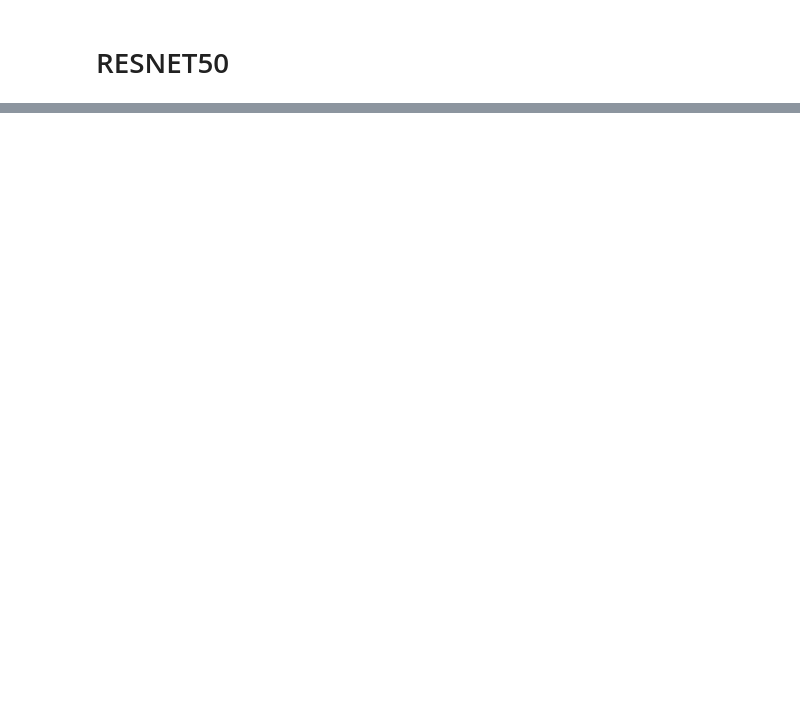
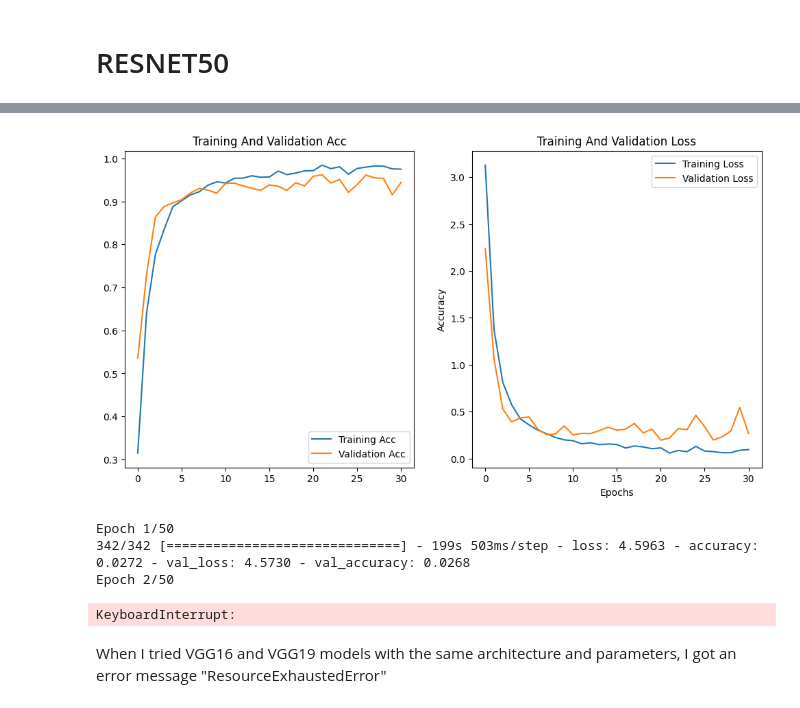
Before and after one commit to SelmanDedeakay/fhv-ai-cv-project, a Jupyter notebook: CV-Project-Flowers.ipynb, the cells around one changed output, grey strips where cells are left out. Drawn from its saved outputs; the diff is of its cells as text; code cells hidden in the pictures; blank space fills up the shorter version.

```diff
--- a/CV-Project-Flowers.ipynb
+++ b/CV-Project-Flowers.ipynb
@@ -244,12 +363,14 @@ for i in base_resnet.layers[:-75]:
     i.trainable = False
 
 resnet = tf.keras.models.Sequential([base_resnet,tf.keras.layers.GlobalAveragePooling2D(),
-                                    tf.keras.layers.Dense(128,activation="relu"),
+                                    tf.keras.layers.Dense(256,activation="relu"),
                                     tf.keras.layers.Dropout(0.5),
                                     tf.keras.layers.Dense(102, activation="softmax", name="output_layer")])
 
+
+
 resnet.compile(loss="categorical_crossentropy",
-              optimizer=tf.keras.optimizers.Adam(learning_rate=0.0001),
+              optimizer=tf.keras.optimizers.Adam(learning_rate=0.001),
               metrics=["accuracy"])
 results = resnet.fit(data_train,epochs=50,validation_data = data_test,callbacks=[tf.keras.callbacks.EarlyStopping(monitor='val_loss',patience=10),
                                                                                 tf.keras.callbacks.ModelCheckpoint("resnet_model.h5",
@@ -274,0 +396,30 @@ Epoch 23/50
+# %%
+plotResults(results)
+# %% [output]
+[figure, added]
+# %%
+base_vgg16 = tf.keras.applications.VGG16(False,"imagenet",input_shape=(224,224,3))
+
+for i in base_vgg16.layers[:-20]:
+    i.trainable = False
+
+resnet = tf.keras.models.Sequential([base_vgg16,tf.keras.layers.GlobalAveragePooling2D(),
+                                    tf.keras.layers.Dense(256,activation="relu"),
+                                    tf.keras.layers.Dropout(0.5),
+                                    tf.keras.layers.Dense(102, activation="softmax", name="output_layer")])
+
+
+
+resnet.compile(loss="categorical_crossentropy",
+              optimizer=tf.keras.optimizers.Adam(learning_rate=0.001),
+              metrics=["accuracy"])
+results = resnet.fit(data_train,epochs=50,validation_data = data_test,callbacks=[tf.keras.callbacks.EarlyStopping(monitor='val_loss',patience=5),
+                                                                                tf.keras.callbacks.ModelCheckpoint("resnet_model.h5",
+                                                                                                                   monitor='val_accuracy',mode='max',save_best_only=True)])
+# %% [output]
+Epoch 1/50
+342/342 [==============================] - 199s 503ms/step - loss: 4.5963 - accuracy: 0.0272 - val_loss: 4.5730 - val_accuracy: 0.0268
+Epoch 2/50
+KeyboardInterrupt:
+# %% [markdown]
+When I tried VGG16 and VGG19 models with the same architecture and parameters, I got an error message "ResourceExhaustedError"
```
Also changed, not shown: parts of 15 cells of this notebook.
